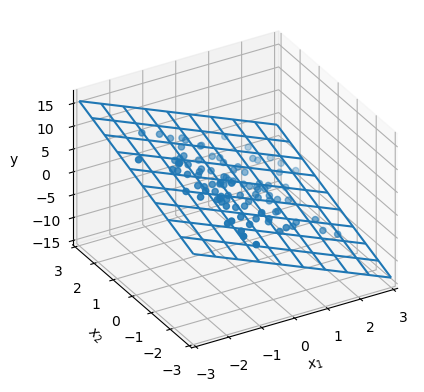
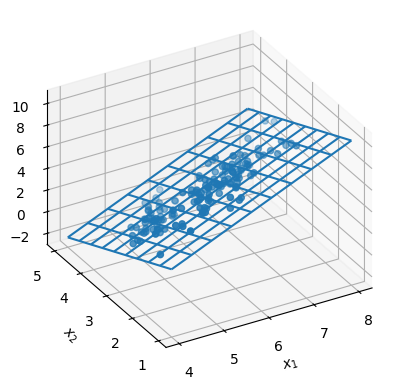
Unified diff of the notebook cell whose output changed from the first chart to the second:
--- before
+++ after
@@ -5,6 +5,6 @@
 
 # 生成回归平面的数据点
-x1_grid, x2_grid = np.meshgrid(np.linspace(-3, 3, 10), 
-                               np.linspace(-3, 3, 10))
+x1_grid, x2_grid = np.meshgrid(np.linspace(4, 8, 10), 
+                               np.linspace(1, 5, 10))
 X_grid=np.column_stack((x1_grid.flatten(),x2_grid.flatten()))
 
@@ -18,4 +18,3 @@
 ax.set_xlabel('$x_1$'); ax.set_ylabel('$x_2$')
 ax.set_zlabel('y')
-ax.set_xlim([-3,3]); ax.set_ylim([-3,3])
-ax.set_proj_type('ortho'); ax.view_init(azim=-120, elev=30)
+ax.set_proj_type('ortho');ax.view_init(azim = -120,elev=30)

Commit: 20250702